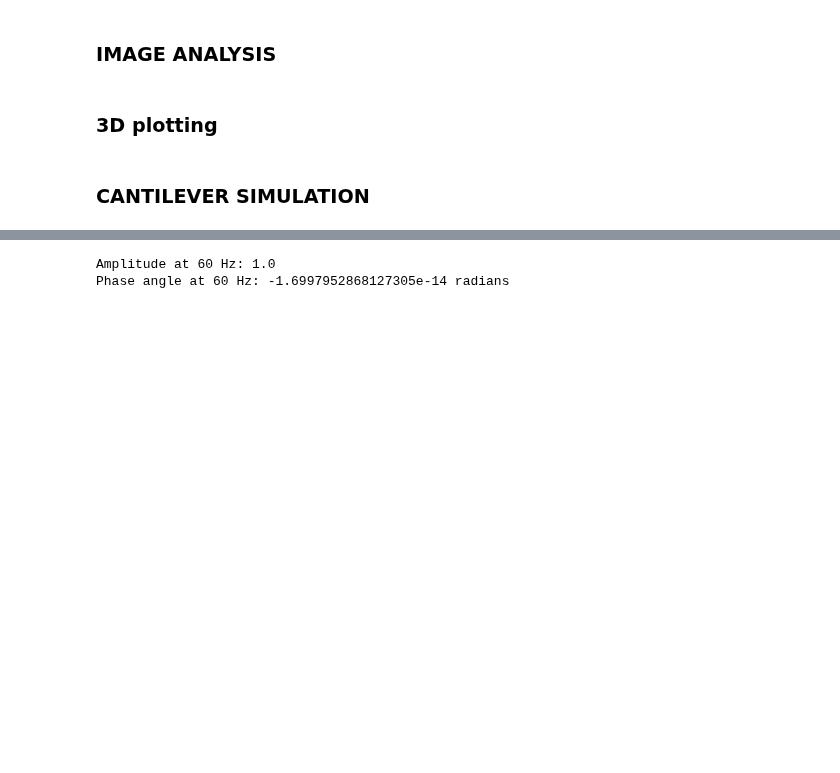
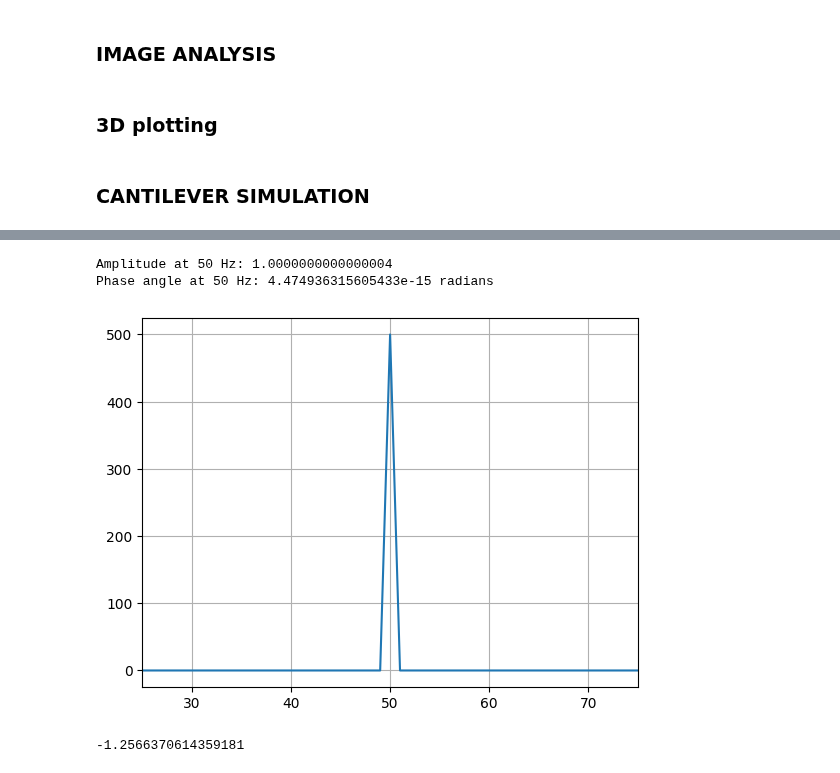
Before and after one commit to PranavSudersan/AFM-Dashboard, a Jupyter notebook: AFM Dashboard.ipynb, the cells around one changed output, grey strips where cells are left out. Cells and saved outputs as stored; diff of their text form; code cells hidden in the pictures; blank space fills up the shorter version.

```diff
--- a/AFM Dashboard.ipynb
+++ b/AFM Dashboard.ipynb
@@ -5601,31 +5744,45 @@ FT_amplitude[peak_ind[-1]]
 # %%
 # Parameters
 fs = 1000  # Sampling frequency in Hz
 t = np.arange(0, 1, 1/fs)  # Time vector from 0 to 1 second
-f_signal = 60  # Signal frequency in Hz
+f_signal = 50  # Signal frequency in Hz
 
-# Generate a sine wave
-x_list = 1*np.cos(2 * np.pi * f_signal * t)
+# Generate a cosine wave
+cosine_wave = np.cos(2 * np.pi * f_signal * t)
 
 # Compute the FFT
-N = len(x_list)
-X = np.fft.fft(x_list)
+N = len(cosine_wave)
+X = np.fft.fft(cosine_wave)
 
 # Define the frequency of interest
 f = f_signal  # Frequency at which to find amplitude and phase
 
 # Calculate the index corresponding to the frequency
 index = int(f * N / fs)
 
 # Extract the FFT coefficient at the specified frequency
 fft_coefficient = X[index]
 
 # Calculate amplitude and phase angle
-amplitude = np.abs(fft_coefficient) *2 / N  # Divide by N to get the correct amplitude
+amplitude = np.abs(fft_coefficient) *2 / N
 phase_angle = np.angle(fft_coefficient)
 
 print(f"Amplitude at {f} Hz: {amplitude}")
 print(f"Phase angle at {f} Hz: {phase_angle} radians")
+
+
+omega = np.fft.fftfreq(N, t[1] - t[0])
+omega = np.fft.fftshift(omega)
+X = np.fft.fftshift(X)
+plt.plot(omega, X, '-')
+plt.gca().set_xlim(25, 75)
+plt.grid(True)
+plt.show()
 # %% [output]
-Amplitude at 60 Hz: 1.0
-Phase angle at 60 Hz: -1.6997952868127305e-14 radians
+Amplitude at 50 Hz: 1.0000000000000004
+Phase angle at 50 Hz: 4.474936315605433e-15 radians
+[figure, added]
+# %%
+(phase_shift + np.pi)*2
+# %% [output]
+-1.2566370614359181
```
Also changed, not shown: parts of 6 cells of this notebook.
